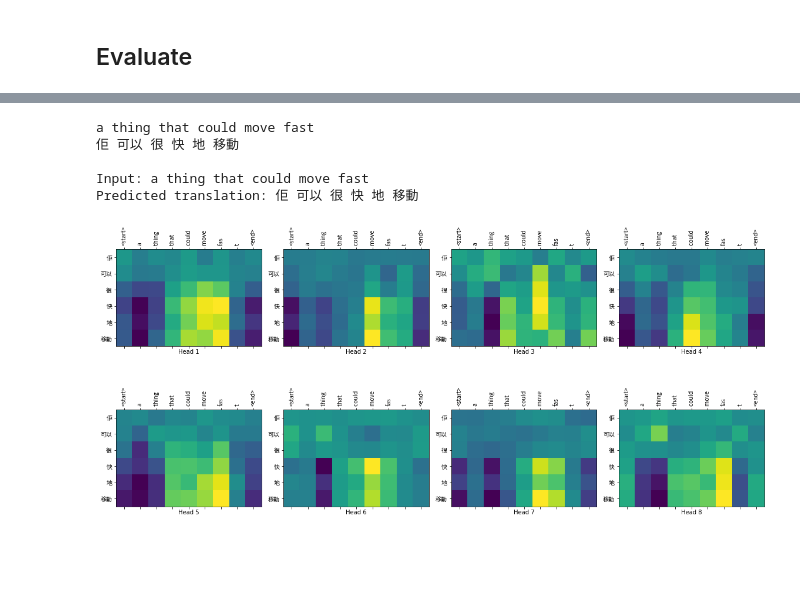
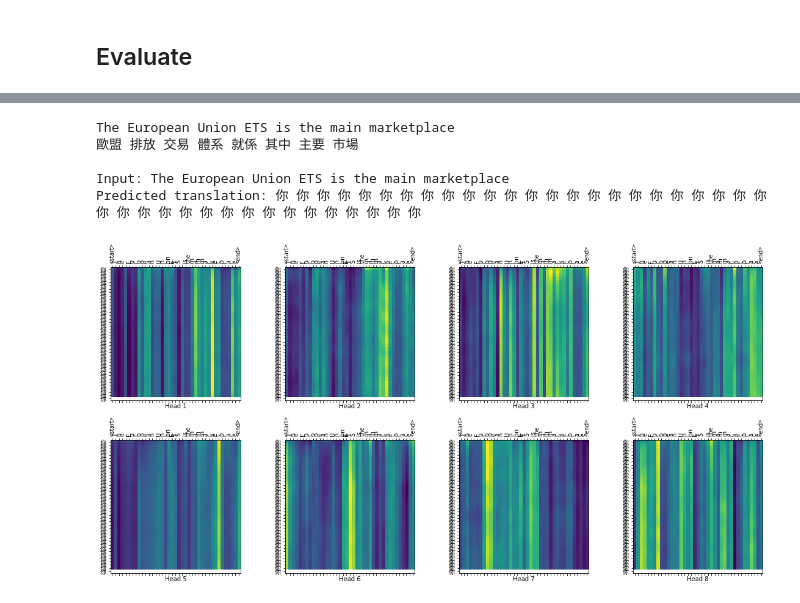
Before and after one commit to hey0wing/Machine-Translation-models-for-Cantonese-English-pair, a Jupyter notebook: Transformer_nGram.ipynb, the cells around one changed output, grey strips where cells are left out. Saved outputs shown, nothing was run; the diff lists cells and outputs as text; code cells hidden in the pictures; blank space fills up the shorter version.

```diff
--- a/Transformer_nGram.ipynb
+++ b/Transformer_nGram.ipynb
@@ -73,18 +81,18 @@ dataset = tf.data.Dataset.from_tensor_slices((inp.values, tar.values))
 ## Split dataset into train, test and validation
 # %%
 DATASET_SIZE = len(list(dataset))
-train_size = int(0.8 * DATASET_SIZE)
-test_size = int(0.2 * DATASET_SIZE)
+# train_size = int(0.8 * DATASET_SIZE)
+# test_size = int(0.2 * DATASET_SIZE)
 
-dataset = dataset.shuffle(DATASET_SIZE)
-train_examples = dataset.take(train_size)
-test_examples = dataset.skip(train_size)
+# dataset = dataset.shuffle(DATASET_SIZE)
+train_examples = dataset.take(DATASET_SIZE)
+# test_examples = dataset.skip(train_size)
 # test_examples = remaining.take(test_size)
 # val_examples = remaining.skip(test_size)
 
 print('Train size:', len(list(train_examples)))
-print('Test size:', len(list(test_examples)))
+print('Test size:', len(df_test))
 # print('Validation size:', len(list(val_examples)))
 print()
-print('Total size:', DATASET_SIZE)
+print('Total size:', DATASET_SIZE + len(df_test))
 # %% [output]
@@ -254,4 +268,11 @@ print(f"Training size: {num_examples}")
 train_dataset = train_dataset.cache()
 train_dataset = train_dataset.shuffle(BUFFER_SIZE).padded_batch(BATCH_SIZE)
 train_dataset = train_dataset.prefetch(tf.data.experimental.AUTOTUNE)
+
+df_test = df_test[
+    df_test['yue'].apply(lambda x: len(x.split())<MAX_LENGTH) &
+    df_test['eng'].apply(lambda x: len(x.split())<MAX_LENGTH)
+]
+
+print(f"Testing size: {len(df_test)}")
 # %% [output]
@@ -1128,6 +1145,16 @@ def evaluate(inp_sentence):
     output = tf.concat([output, predicted_id], axis=-1)
 
   return tf.squeeze(output, axis=0), attention_weights
+# %%
+# Chinese font in matplotlib
+from matplotlib.font_manager import FontProperties
+import wget
+# !wget -qO taipei_sans_tc_beta.ttf https://drive.google.com/uc?id=1eGAsTN1HBpJAkeVM57_C7ccp7hbgSz3_&export=download
+# !mv taipei_sans_tc_beta.ttf /usr/local/lib/python3.6/dist-packages/matplotlib//mpl-data/fonts/ttf
+# chinese = FontProperties(fname=r'/usr/local/lib/python3.6/dist-packages/matplotlib/mpl-data/fonts/ttf/taipei_sans_tc_beta.ttf')
+if not os.path.isfile('taipei_sans_tc_beta.ttf'):
+    wget.download('https://drive.google.com/uc?id=1eGAsTN1HBpJAkeVM57_C7ccp7hbgSz3_&export=download', 'taipei_sans_tc_beta.ttf')
+chinese = FontProperties(fname=r'taipei_sans_tc_beta.ttf')
 # %%
 def plot_attention_weights(attention, sentence, result, layer):
   fig = plt.figure(figsize=(16, 8))
@@ -1174,24 +1201,21 @@ def translate(sentence, plot=''):
 
   if plot:
     plot_attention_weights(attention_weights, sentence, result, plot)
-# %%
-import random
-ran = random.randint(1, len(test_examples))
-
-for inp_t, tar_t in test_examples.take(ran):
-  inp = inp_t.numpy().decode("utf-8")
-  tar = tar_t.numpy().decode("utf-8")
-print(inp)
-print(tar, '\n')
-
-translate(inp, plot='decoder_layer4_block2')
-# %% [output]
-a thing that could move fast
-佢 可以 很 快 地 移動
-
-Input: a thing that could move fast
-Predicted translation: 佢 可以 很 快 地 移動
-[figure, removed]
+# %%
+row = df_test.sample()
+inp = row[inp_lang].values[0]
+tar = row[tar_lang].values[0]
+print(inp)
+print(tar, '\n')
+
+translate(inp, plot='decoder_layer4_block2')
+# %% [output]
+The European Union ETS is the main marketplace
+歐盟 排放 交易 體系 就係 其中 主要 市場
+
+Input: The European Union ETS is the main marketplace
+Predicted translation: 你 你 你 你 你 你 你 你 你 你 你 你 你 你 你 你 你 你 你 你 你 你 你 你 你 你 你 你 你 你 你 你 你 你 你 你 你 你 你 你
+[figure, added]
 # %%
 transformer.summary()
 # %% [output]
```
Also changed, not shown: parts of 21 cells of this notebook, 2 other files.
